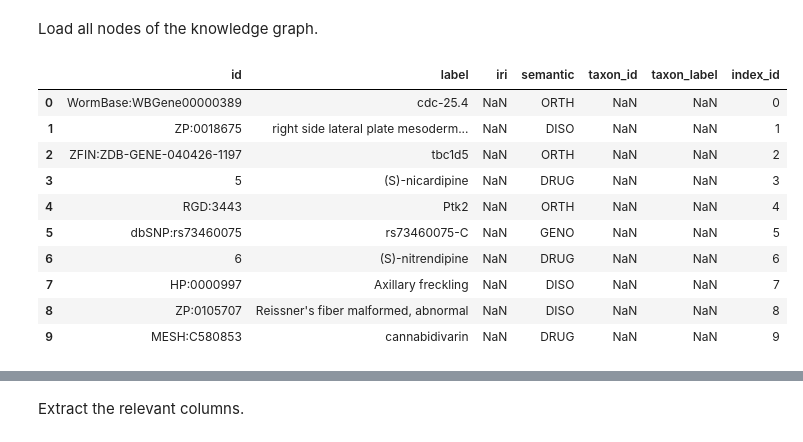
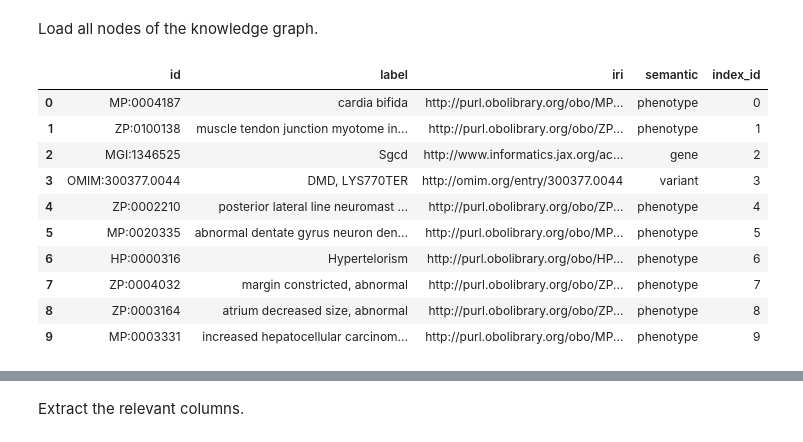
Before and after one commit to rosazwart/XAIFO-ThesisProject, a Jupyter notebook: predictor.ipynb, the cells around one changed output, grey strips where cells are left out. Saved outputs shown, nothing was run; the diff lists cells and outputs as text; code cells hidden in the pictures.

```diff
--- a/predictor.ipynb
+++ b/predictor.ipynb
@@ -84,22 +84,22 @@ There are 82944 edges
 # %% [markdown]
 Load all nodes of the knowledge graph.
 # %%
-nodes = pd.read_csv('output/prev_kg_nodes.csv', header=0)
-#nodes = pd.read_csv('output/new_kg_nodes.csv', header=0)
+#nodes = pd.read_csv('output/prev_kg_nodes.csv', header=0)
+nodes = pd.read_csv('output/new_kg_nodes.csv', header=0)
 nodes['index_id'] = nodes.index
 nodes.head(10)
 # %% [output]
-|  | id | label | iri | semantic | taxon_id | taxon_label | index_id |
-| 0 | WormBase:WBGene00000389 | cdc-25.4 | NaN | ORTH | NaN | NaN | 0 |
-| 1 | ZP:0018675 | right side lateral plate mesoderm... | NaN | DISO | NaN | NaN | 1 |
-| 2 | ZFIN:ZDB-GENE-040426-1197 | tbc1d5 | NaN | ORTH | NaN | NaN | 2 |
-| 3 | 5 | (S)-nicardipine | NaN | DRUG | NaN | NaN | 3 |
-| 4 | RGD:3443 | Ptk2 | NaN | ORTH | NaN | NaN | 4 |
-| 5 | dbSNP:rs73460075 | rs73460075-C | NaN | GENO | NaN | NaN | 5 |
-| 6 | 6 | (S)-nitrendipine | NaN | DRUG | NaN | NaN | 6 |
-| 7 | HP:0000997 | Axillary freckling | NaN | DISO | NaN | NaN | 7 |
-| 8 | ZP:0105707 | Reissner's fiber malformed, abnormal | NaN | DISO | NaN | NaN | 8 |
-| 9 | MESH:C580853 | cannabidivarin | NaN | DRUG | NaN | NaN | 9 |
+|  | id | label | iri | semantic | index_id |
+| 0 | MP:0004187 | cardia bifida | http://purl.obolibrary.org/obo/MP... | phenotype | 0 |
+| 1 | ZP:0100138 | muscle tendon junction myotome in... | http://purl.obolibrary.org/obo/ZP... | phenotype | 1 |
+| 2 | MGI:1346525 | Sgcd | http://www.informatics.jax.org/ac... | gene | 2 |
+| 3 | OMIM:300377.0044 | DMD, LYS770TER | http://omim.org/entry/300377.0044 | variant | 3 |
+| 4 | ZP:0002210 | posterior lateral line neuromast ... | http://purl.obolibrary.org/obo/ZP... | phenotype | 4 |
+| 5 | MP:0020335 | abnormal dentate gyrus neuron den... | http://purl.obolibrary.org/obo/MP... | phenotype | 5 |
+| 6 | HP:0000316 | Hypertelorism | http://purl.obolibrary.org/obo/HP... | phenotype | 6 |
+| 7 | ZP:0004032 | margin constricted, abnormal | http://purl.obolibrary.org/obo/ZP... | phenotype | 7 |
+| 8 | ZP:0003164 | atrium decreased size, abnormal | http://purl.obolibrary.org/obo/ZP... | phenotype | 8 |
+| 9 | MP:0003331 | increased hepatocellular carcinom... | http://purl.obolibrary.org/obo/MP... | phenotype | 9 |
 # %%
 print(f'There are {nodes.shape[0]} nodes')
 # %% [output]
```
Also changed, not shown: parts of 26 cells of this notebook, 9 other files.
